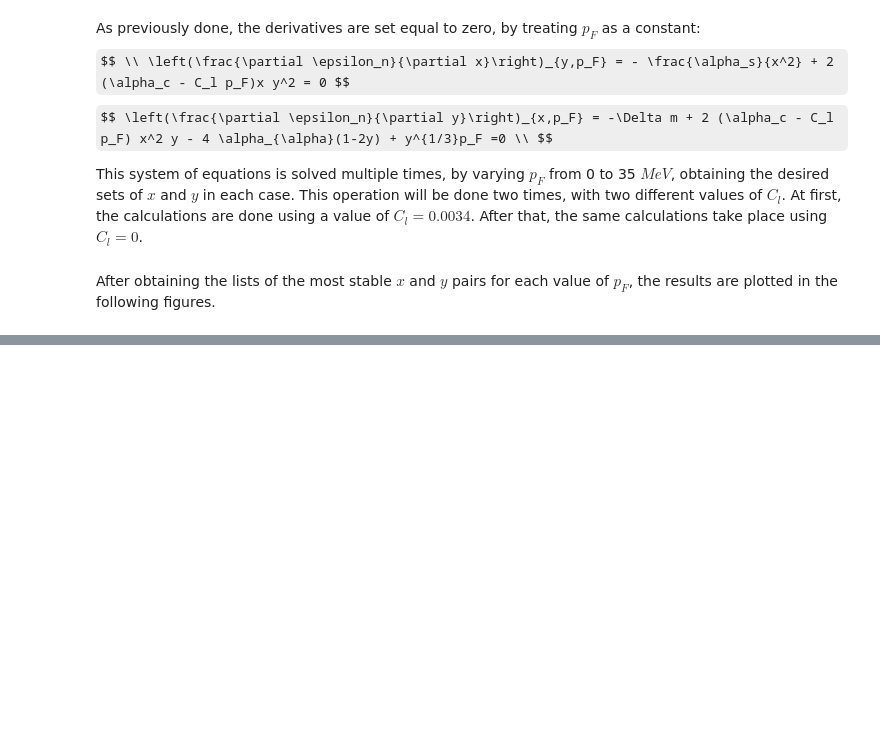
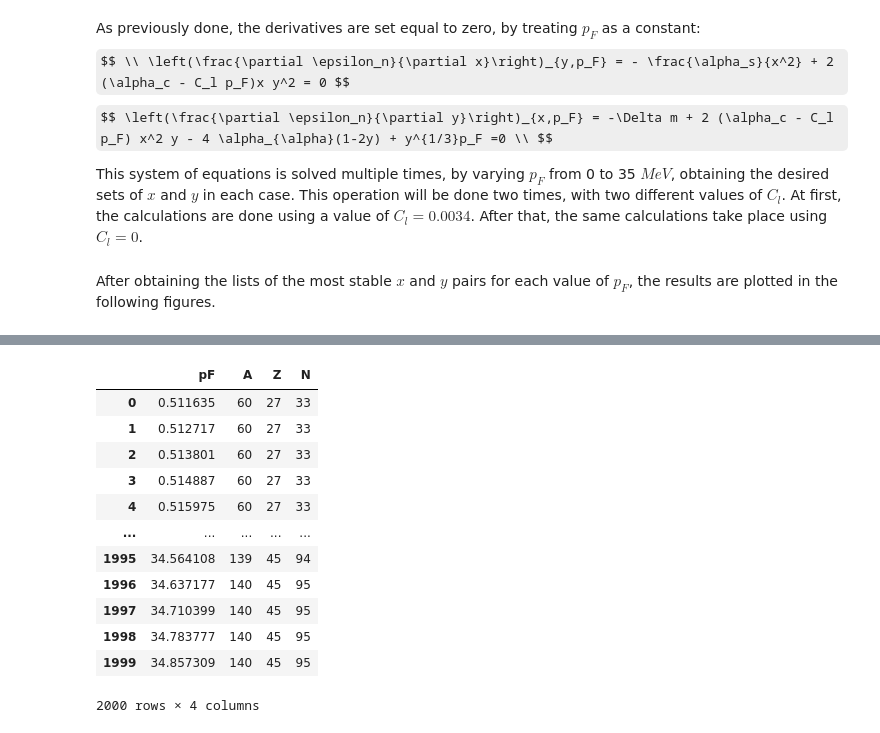
Before and after one commit to zafeirian/Computational-Nuclear-Physics, a Jupyter notebook: Crust/Crust.ipynb, the cells around one changed output, grey strips where cells are left out. Drawn from its saved outputs; the diff is of its cells as text; code cells hidden in the pictures; some formulas as TeX source; blank space fills up the shorter version.

```diff
--- a/Crust/Crust.ipynb
+++ b/Crust/Crust.ipynb
@@ -93,0 +123,16 @@ plt.show()
+# %%
+dffinal
+# %% [output]
+|  | pF | A | Z | N |
+| 0 | 0.511635 | 60 | 27 | 33 |
+| 1 | 0.512717 | 60 | 27 | 33 |
+| 2 | 0.513801 | 60 | 27 | 33 |
+| 3 | 0.514887 | 60 | 27 | 33 |
+| 4 | 0.515975 | 60 | 27 | 33 |
+| ... | ... | ... | ... | ... |
+| 1995 | 34.564108 | 139 | 45 | 94 |
+| 1996 | 34.637177 | 140 | 45 | 95 |
+| 1997 | 34.710399 | 140 | 45 | 95 |
+| 1998 | 34.783777 | 140 | 45 | 95 |
+| 1999 | 34.857309 | 140 | 45 | 95 |
+2000 rows × 4 columns
```
Also changed, not shown: parts of 10 cells of this notebook.
